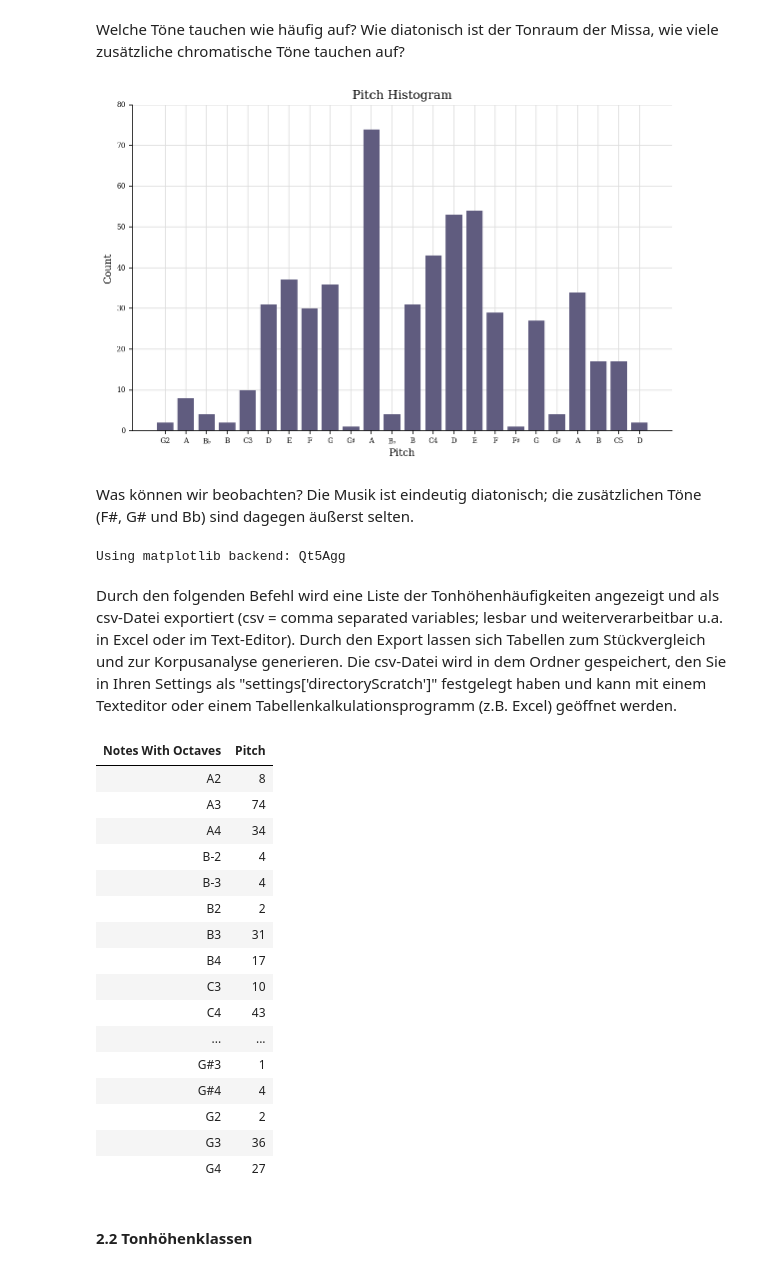
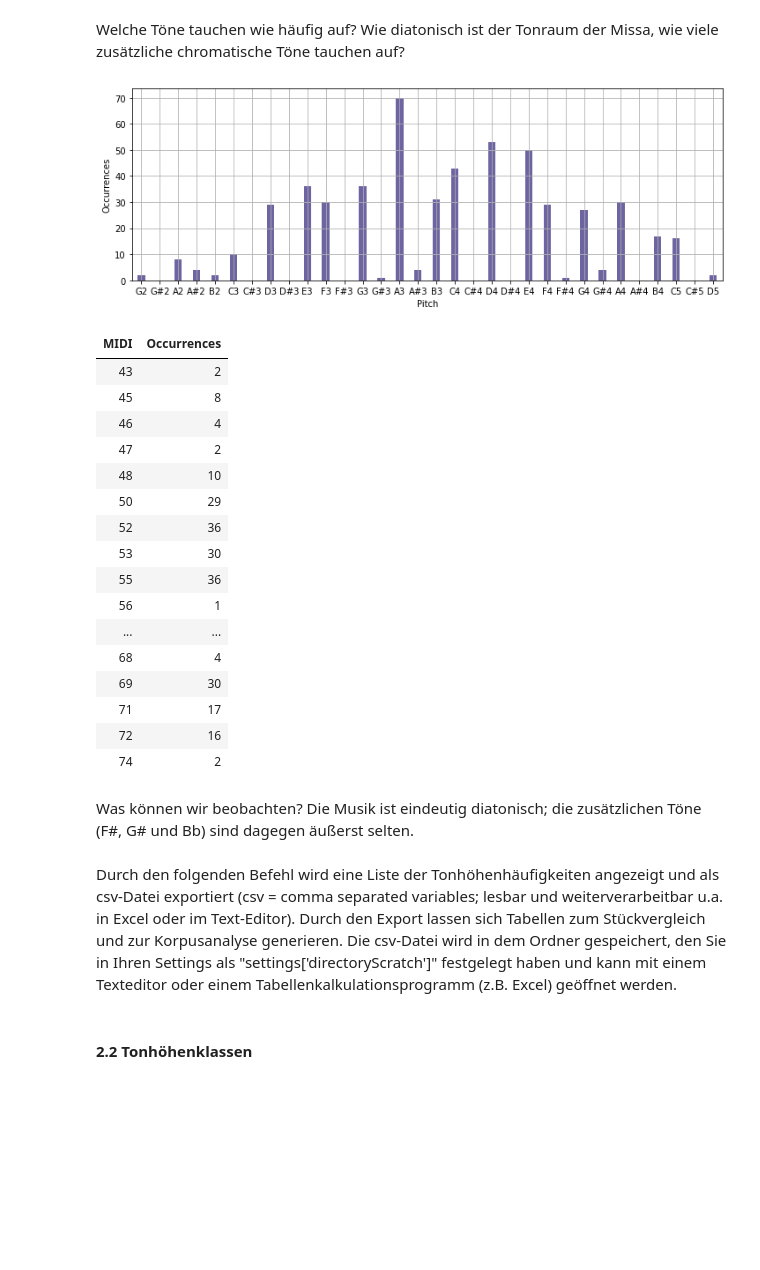
Before and after one commit to Christon-Ragavan/CAMAT, a Jupyter notebook: music_xml_parser/ipynb/Jupyter_Noten_Basics_Part2_Statistik-1.ipynb, the cells around one changed output. Saved outputs shown, nothing was run; the diff lists cells and outputs as text; code cells hidden in the pictures; blank space fills up the shorter version.

```diff
--- a/music_xml_parser/ipynb/Jupyter_Noten_Basics_Part2_Statistik-1.ipynb
+++ b/music_xml_parser/ipynb/Jupyter_Noten_Basics_Part2_Statistik-1.ipynb
@@ -127,15 +136,29 @@ Zur Charakterisierung einzelner Musikstücke und zum Vergleich zwischen verschie
 Welche Töne tauchen wie häufig auf? Wie diatonisch ist der Tonraum der Missa, wie viele zusätzliche chromatische Töne tauchen auf?
 # %%
 %matplotlib inline
-music.plot('histogram', 'pitch')
+
+pitch_hist = mp.analyse.pitch_histogram(m_df, do_plot=True, visulize_midi_range=None)
+mp.utils.display_table(data=pitch_hist,
+                       columns=['MIDI', 'Occurrences'])
+# ToDo: pitch cols
 # %% [output]
-[figure, old version]
+[figure, new version]
+| MIDI | Occurrences |
+| 43 | 2 |
+| 45 | 8 |
+| 46 | 4 |
+| 47 | 2 |
+| 48 | 10 |
+| 50 | 29 |
+| 52 | 36 |
+| 53 | 30 |
+| 55 | 36 |
+| 56 | 1 |
+| ... | ... |
+| 68 | 4 |
+| 69 | 30 |
+| 71 | 17 |
+| 72 | 16 |
+| 74 | 2 |
 # %% [markdown]
 Was können wir beobachten? Die Musik ist eindeutig diatonisch; die zusätzlichen Töne (F#, G# und Bb) sind dagegen äußerst selten.
-# %%
-%matplotlib
-# Durch diesen Befehl werden alle folgenden grafischen Darstellungen in einem Popup-Fenster geöffnet
-# und können dort vergrößert werden (vgl. Tutorial Grundlagen).
-music.plot('histogram', 'pitch')
-# %% [output]
-Using matplotlib backend: Qt5Agg
@@ -145,33 +165,5 @@ Using matplotlib backend: Qt5Agg
 # %% [markdown]
 Durch den folgenden Befehl wird eine Liste der Tonhöhenhäufigkeiten angezeigt und als csv-Datei exportiert (csv = comma separated variables; lesbar und weiterverarbeitbar u.a. in Excel oder im Text-Editor). Durch den Export lassen sich Tabellen zum Stückvergleich und zur Korpusanalyse generieren. Die csv-Datei wird in dem Ordner gespeichert, den Sie in Ihren Settings als "settings['directoryScratch']" festgelegt haben und kann mit einem Texteditor oder einem Tabellenkalkulationsprogramm (z.B. Excel) geöffnet werden.
-# %%
-nameOctaveCount = analysis.pitchAnalysis.pitchAttributeCount(music, 'nameWithOctave')
-
-notes_nameOctaveCount = [[i, nameOctaveCount[i]]for i in sorted(nameOctaveCount)]
-
-
-export_as_csv(data=notes_nameOctaveCount,
-                    columns=['Notes With Octaves', 'Pitch'],
-                    save_at='NotesWithOctaves_test.csv',
-                    do_print=True)
-# %% [output]
-| Notes With Octaves | Pitch |
-| A2 | 8 |
-| A3 | 74 |
-| A4 | 34 |
-| B-2 | 4 |
-| B-3 | 4 |
-| B2 | 2 |
-| B3 | 31 |
-| B4 | 17 |
-| C3 | 10 |
-| C4 | 43 |
-| ... | ... |
-| G#3 | 1 |
-| G#4 | 4 |
-| G2 | 2 |
-| G3 | 36 |
-| G4 | 27 |
 # %% [markdown]
 #### 2.2 Tonhöhenklassen
 # %% [markdown]
```
Also changed, not shown: parts of 22 cells of this notebook, 12 other files.
